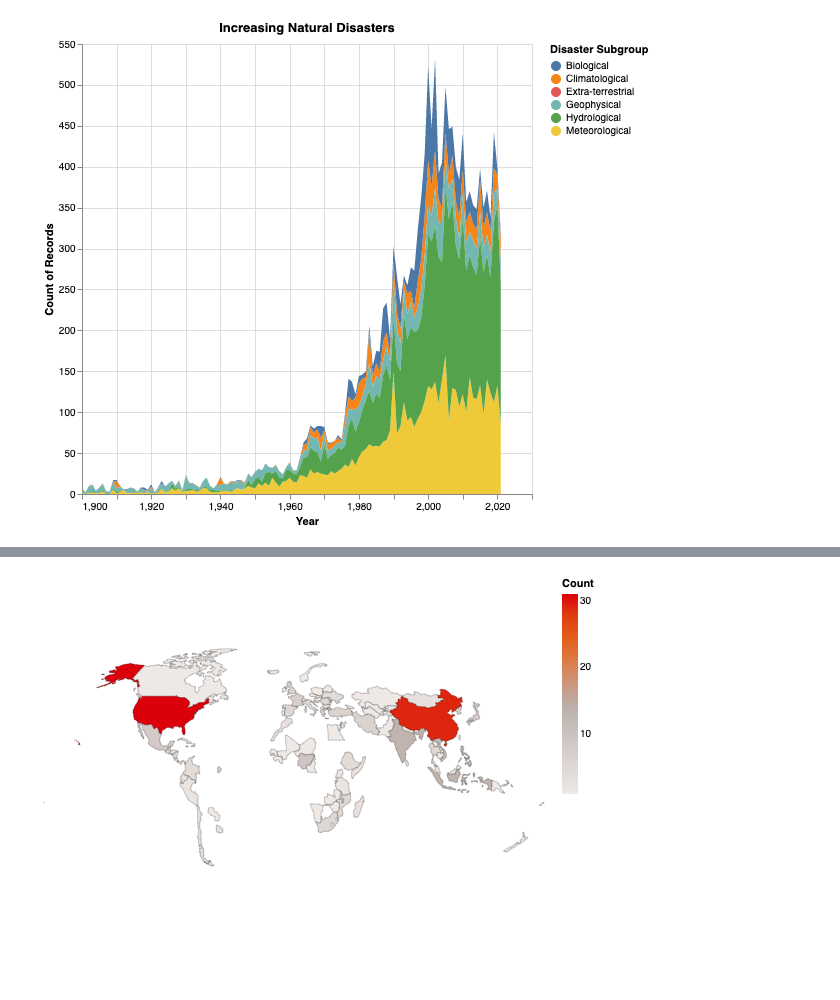
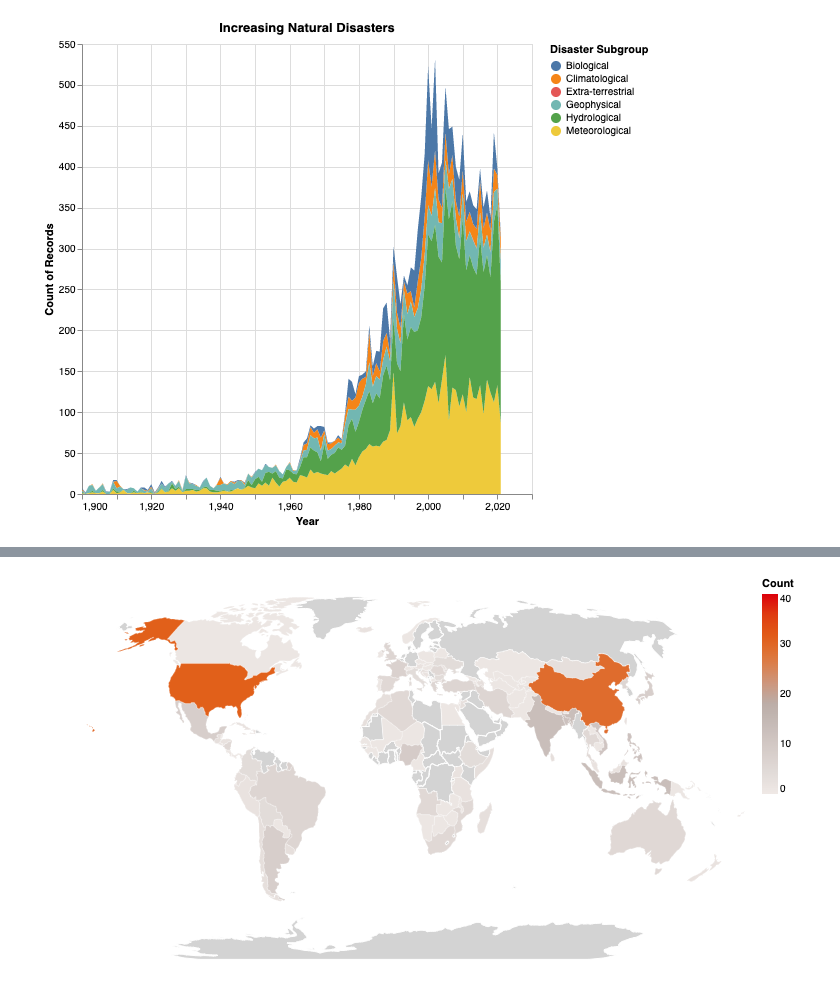
Before and after one commit to mel-liow/climate-analysis, a Jupyter notebook: climate_analysis.ipynb, the cells around one changed output, grey strips where cells are left out. Saved outputs shown, nothing was run; the diff lists cells and outputs as text; code cells hidden in the pictures.

Commit message:
Fix country codes

```diff
--- a/climate_analysis.ipynb
+++ b/climate_analysis.ipynb
@@ -285,7 +287,7 @@ pivot.rename(columns={'Country':'country',
 # %%
 country_info = pd.read_csv(
     'https://raw.githubusercontent.com/lukes/ISO-3166-Countries-with-Regional-Codes/master/all/all.csv',
-    converters={'country-code': lambda x: str(x)}
+#     converters={'country-code': lambda x: str(x)}
 )
 
 country_info['country'] = country_info['name']
@@ -302,7 +304,7 @@ country_info = country_info.replace({'Bolivia (Plurinational State of)': 'Bolivi
                           })
 
 
-natural_disasters_merged = pd.merge(pivot, country_info[['country', 'id']], on='country', how='left')
-natural_disasters_merged
+natural_disasters_merged = pd.merge(pivot, country_info[['country', 'id']], on='country', how='outer')
+natural_disasters_merged[natural_disasters_merged['country'] == 'Russia']
 # %% [output]
 |  | country | year | total_affected | total_damages_usd | count | total_deaths | id |
@@ -344,40 +321,43 @@ select_year = alt.selection_single(name="Year:", fields=['year'],
 
 countries = alt.topo_feature(data.world_110m.url, 'countries')
 
-background = alt.Chart(countries).mark_geoshape(fill="white")
+background = alt.Chart(countries).mark_geoshape(fill="lightgray", stroke='white')
 
-world_map = alt.Chart(natural_disasters).mark_geoshape(
-    stroke='black',
+world_map = alt.Chart(natural_disasters_merged).mark_geoshape(
+    stroke='white',
     strokeWidth=0.20
 ).encode(
         color=alt.Color(
-            'count:Q', scale=alt.Scale(scheme="lightgreyred"),
+            'count:Q', scale=alt.Scale(scheme="lightgreyred", domain=[0,40]),
             title="Count"
         ),
         tooltip=[
             alt.Tooltip("country:N", title="Country"),
             alt.Tooltip("count:Q", title="Number of natural disasters"),
+            alt.Tooltip("id:Q", title="ID"),
+
         ]
 ).add_selection(
     select_year
 ).transform_filter(
     select_year
 ).transform_lookup(
         lookup='id',
         from_=alt.LookupData(countries,
                              key='id',
                              fields=["type", "properties", "geometry"])
 )
 
 final_map = (
     (background + world_map)
     .configure_view(strokeWidth=0)
-    .properties(width=500, height=400)
+    .properties(width=700, height=400)
     .project("naturalEarth1")
+    .configure_view(stroke=None)
 )
 final_map
 # %% [output]
-[figure, old version]
+[figure, new version]
 # %%
 temp_deaths = pd.read_csv('data/extreme_temperature_deaths_annual_number.csv')
 # %%
```
Also changed, not shown: parts of 7 cells of this notebook.
